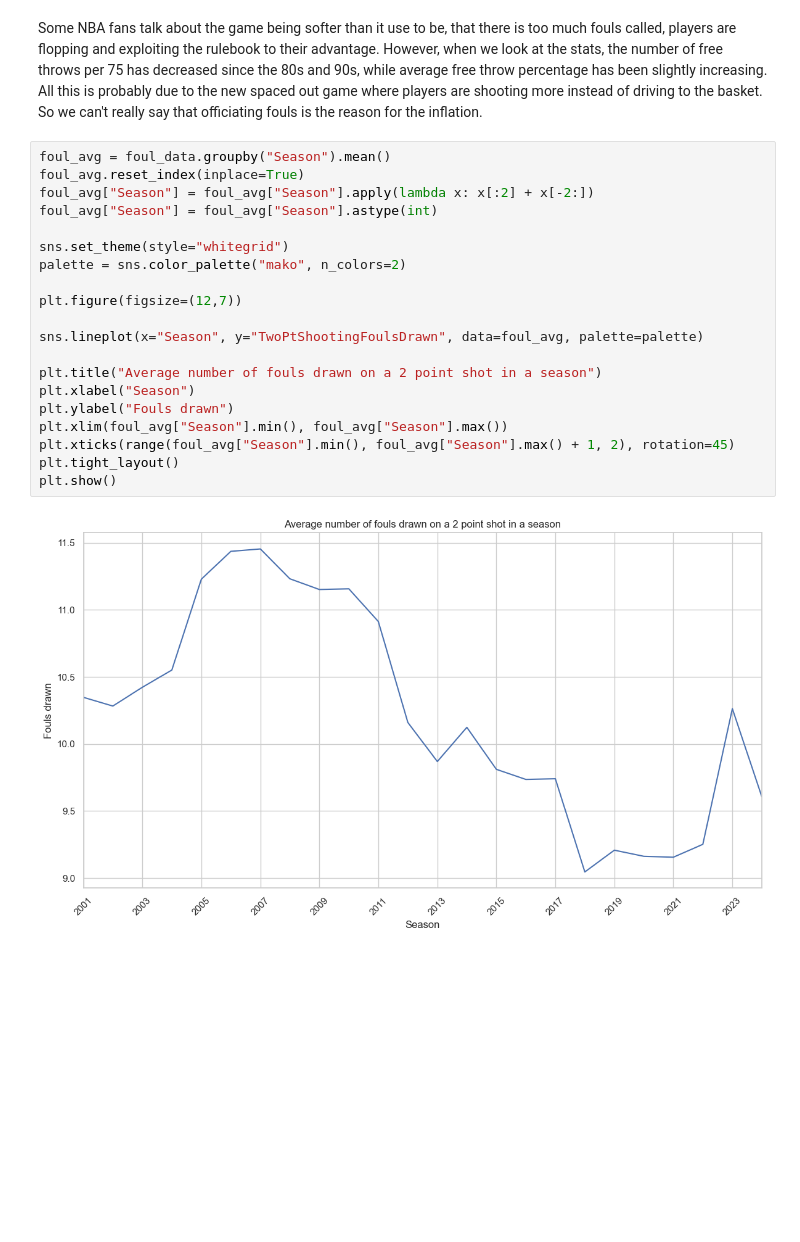
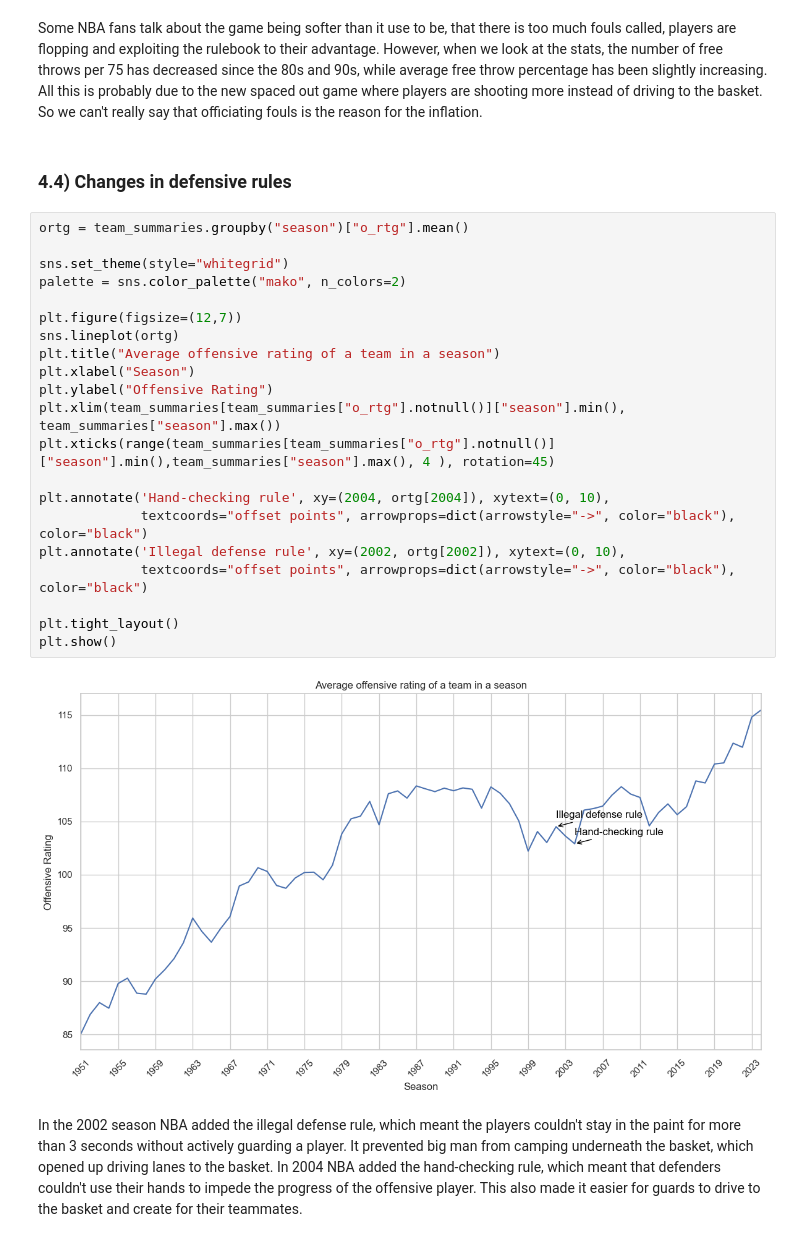
Before and after one commit to marczak10/NBA-Stats-Inflation, a Jupyter notebook: nba-stats-inflation-eda.ipynb, the cells around one changed output. Saved outputs shown, nothing was run; the diff lists cells and outputs as text; blank space fills up the shorter version.

```diff
--- a/nba-stats-inflation-eda.ipynb
+++ b/nba-stats-inflation-eda.ipynb
@@ -647,25 +601,30 @@ fig.tight_layout()
 [figure]
 # %% [markdown]
 Some NBA fans talk about the game being softer than it use to be, that there is too much fouls called, players are flopping and exploiting the rulebook to their advantage. However, when we look at the stats, the number of free throws per 75 has decreased since the 80s and 90s, while average free throw percentage has been slightly increasing. All this is probably due to the new spaced out game where players are shooting more instead of driving to the basket. So we can't really say that officiating fouls is the reason for the inflation.
-# %%
-foul_avg = foul_data.groupby("Season").mean()
-foul_avg.reset_index(inplace=True)
-foul_avg["Season"] = foul_avg["Season"].apply(lambda x: x[:2] + x[-2:])
-foul_avg["Season"] = foul_avg["Season"].astype(int)
-
-sns.set_theme(style="whitegrid")
-palette = sns.color_palette("mako", n_colors=2)
-
-plt.figure(figsize=(12,7))
-
-sns.lineplot(x="Season", y="TwoPtShootingFoulsDrawn", data=foul_avg, palette=palette)
-
-plt.title("Average number of fouls drawn on a 2 point shot in a season")
-plt.xlabel("Season")
-plt.ylabel("Fouls drawn")
-plt.xlim(foul_avg["Season"].min(), foul_avg["Season"].max())
-plt.xticks(range(foul_avg["Season"].min(), foul_avg["Season"].max() + 1, 2), rotation=45)
-plt.tight_layout()
-plt.show()
-# %% [output]
-[figure, removed]
+# %% [markdown]
+### 4.4) Changes in defensive rules
+# %%
+ortg = team_summaries.groupby("season")["o_rtg"].mean()
+
+sns.set_theme(style="whitegrid")
+palette = sns.color_palette("mako", n_colors=2)
+
+plt.figure(figsize=(12,7))
+sns.lineplot(ortg)
+plt.title("Average offensive rating of a team in a season")
+plt.xlabel("Season")
+plt.ylabel("Offensive Rating")
+plt.xlim(team_summaries[team_summaries["o_rtg"].notnull()]["season"].min(), team_summaries["season"].max())
+plt.xticks(range(team_summaries[team_summaries["o_rtg"].notnull()]["season"].min(),team_summaries["season"].max(), 4 ), rotation=45)
+
+plt.annotate('Hand-checking rule', xy=(2004, ortg[2004]), xytext=(0, 10),
+             textcoords="offset points", arrowprops=dict(arrowstyle="->", color="black"), color="black")
+plt.annotate('Illegal defense rule', xy=(2002, ortg[2002]), xytext=(0, 10),
+             textcoords="offset points", arrowprops=dict(arrowstyle="->", color="black"), color="black")
+
+plt.tight_layout()
+plt.show()
+# %% [output]
+[figure, added]
+# %% [markdown]
+In the 2002 season NBA added the illegal defense rule, which meant the players couldn't stay in the paint for more than 3 seconds without actively guarding a player. It prevented big man from camping underneath the basket, which opened up driving lanes to the basket. In 2004 NBA added the hand-checking rule, which meant that defenders couldn't use their hands to impede the progress of the offensive player. This also made it easier for guards to drive to the basket and create for their teammates.
```
Also changed, not shown: parts of 43 cells of this notebook.
